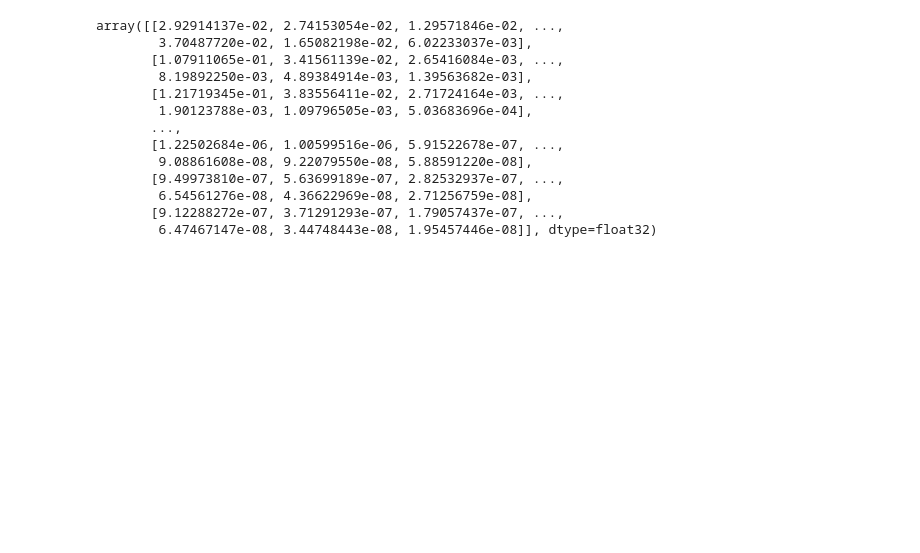
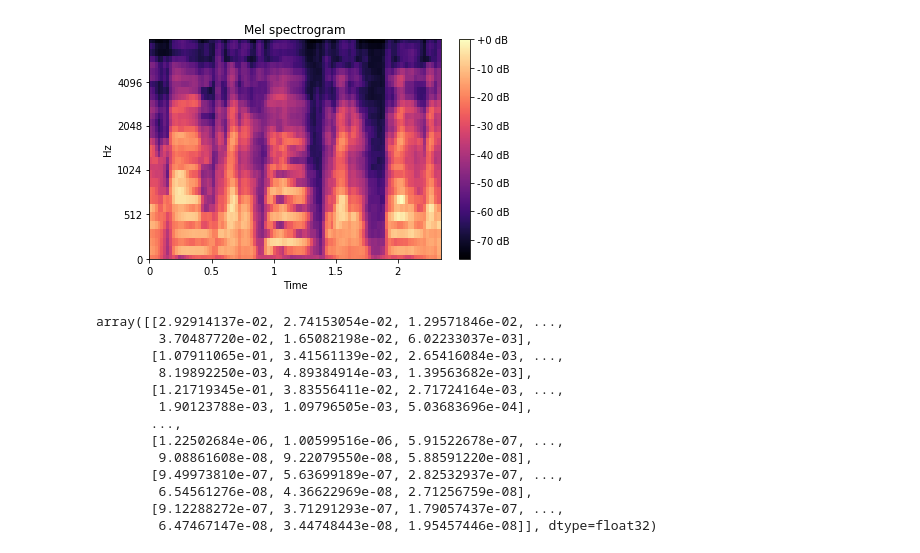
Before and after one commit to alcatraz47/Sense_Perception_From_Voice_Using_DL, a Jupyter notebook: feature_extractor.ipynb, the cells around one changed output. Saved outputs shown, nothing was run; the diff lists cells and outputs as text; code cells hidden in the pictures; blank space fills up the shorter version.

```diff
--- a/feature_extractor.ipynb
+++ b/feature_extractor.ipynb
@@ -42,3 +42,11 @@ plt.show()
+# %%
+librosa.display.specshow(librosa.power_to_db(mel_power_spectrogram_feature, ref=np.max), y_axis='mel', fmax=8000, x_axis='time')
+plt.colorbar(format='%+2.0f dB')
+plt.title('Mel spectrogram')
+plt.tight_layout()
+plt.show()
+# %% [output]
+[figure, added]
 # %%
 mel_power_spectrogram_feature
 # %% [output]
```
Also changed, not shown: parts of 4 cells of this notebook.
